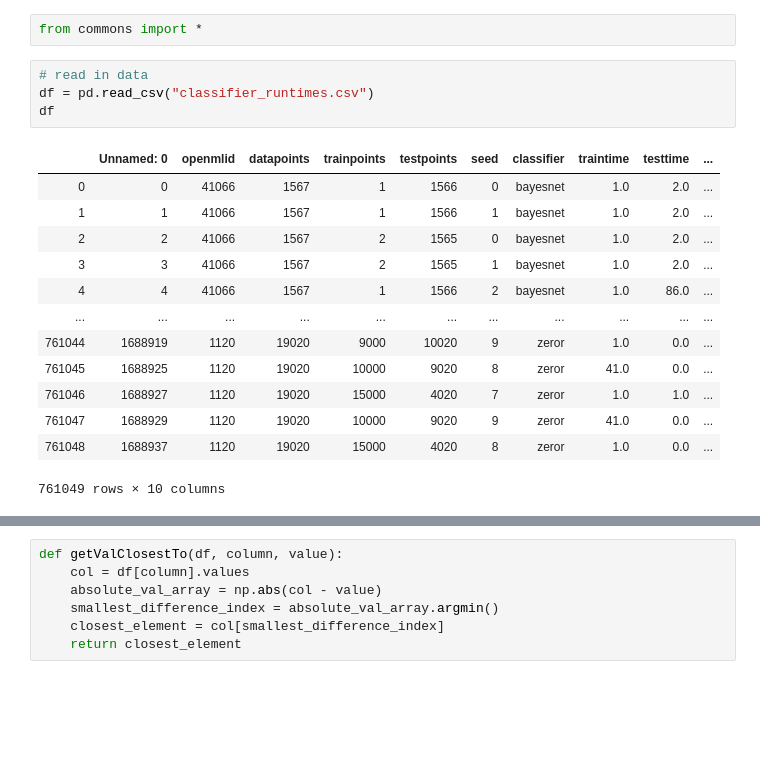
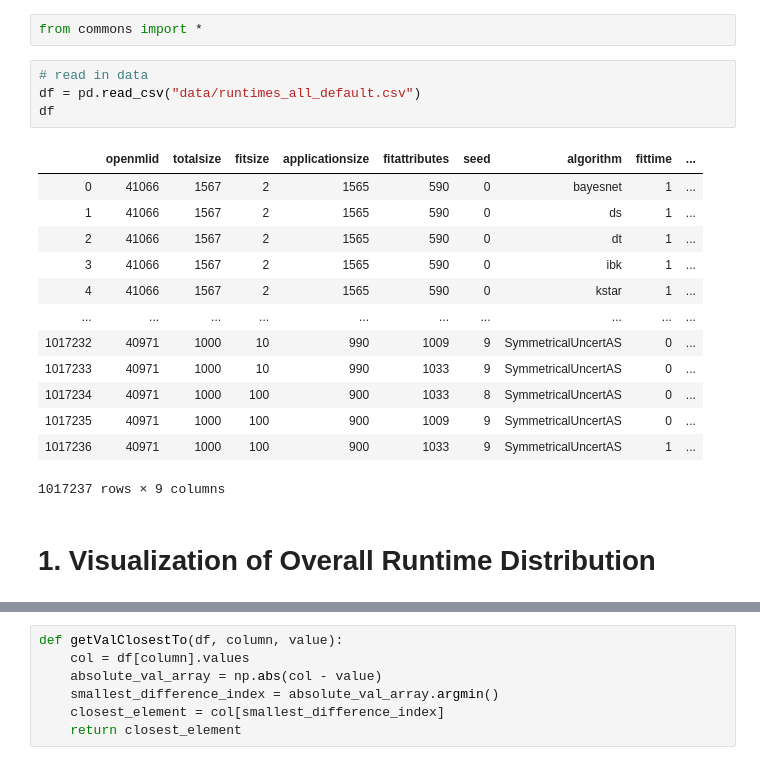
Before and after one commit to fmohr/tpami2021-pipelineruntimeprediction, a Jupyter notebook: python/1 - Classifier Runtimes.ipynb, the cells around one changed output, grey strips where cells are left out. Drawn from its saved outputs; the diff is of its cells as text; blank space fills up the shorter version.

```diff
--- a/python/1 - Classifier Runtimes.ipynb
+++ b/python/1 - Classifier Runtimes.ipynb
@@ -2,19 +2,21 @@
 from commons import *
 # %%
 # read in data
-df = pd.read_csv("classifier_runtimes.csv")
+df = pd.read_csv("data/runtimes_all_default.csv")
 df
 # %% [output]
-|  | Unnamed: 0 | openmlid | datapoints | trainpoints | testpoints | seed | classifier | traintime | testtime | ... |
-| 0 | 0 | 41066 | 1567 | 1 | 1566 | 0 | bayesnet | 1.0 | 2.0 | ... |
-| 1 | 1 | 41066 | 1567 | 1 | 1566 | 1 | bayesnet | 1.0 | 2.0 | ... |
-| 2 | 2 | 41066 | 1567 | 2 | 1565 | 0 | bayesnet | 1.0 | 2.0 | ... |
-| 3 | 3 | 41066 | 1567 | 2 | 1565 | 1 | bayesnet | 1.0 | 2.0 | ... |
-| 4 | 4 | 41066 | 1567 | 1 | 1566 | 2 | bayesnet | 1.0 | 86.0 | ... |
-| ... | ... | ... | ... | ... | ... | ... | ... | ... | ... | ... |
-| 761044 | 1688919 | 1120 | 19020 | 9000 | 10020 | 9 | zeror | 1.0 | 0.0 | ... |
-| 761045 | 1688925 | 1120 | 19020 | 10000 | 9020 | 8 | zeror | 41.0 | 0.0 | ... |
-| 761046 | 1688927 | 1120 | 19020 | 15000 | 4020 | 7 | zeror | 1.0 | 1.0 | ... |
-| 761047 | 1688929 | 1120 | 19020 | 10000 | 9020 | 9 | zeror | 41.0 | 0.0 | ... |
-| 761048 | 1688937 | 1120 | 19020 | 15000 | 4020 | 8 | zeror | 1.0 | 0.0 | ... |
+|  | openmlid | totalsize | fitsize | applicationsize | fitattributes | seed | algorithm | fittime | ... |
+| 0 | 41066 | 1567 | 2 | 1565 | 590 | 0 | bayesnet | 1 | ... |
+| 1 | 41066 | 1567 | 2 | 1565 | 590 | 0 | ds | 1 | ... |
+| 2 | 41066 | 1567 | 2 | 1565 | 590 | 0 | dt | 1 | ... |
+| 3 | 41066 | 1567 | 2 | 1565 | 590 | 0 | ibk | 1 | ... |
+| 4 | 41066 | 1567 | 2 | 1565 | 590 | 0 | kstar | 1 | ... |
+| ... | ... | ... | ... | ... | ... | ... | ... | ... | ... |
+| 1017232 | 40971 | 1000 | 10 | 990 | 1009 | 9 | SymmetricalUncertAS | 0 | ... |
+| 1017233 | 40971 | 1000 | 10 | 990 | 1033 | 9 | SymmetricalUncertAS | 0 | ... |
+| 1017234 | 40971 | 1000 | 100 | 900 | 1033 | 8 | SymmetricalUncertAS | 0 | ... |
+| 1017235 | 40971 | 1000 | 100 | 900 | 1009 | 9 | SymmetricalUncertAS | 0 | ... |
+| 1017236 | 40971 | 1000 | 100 | 900 | 1033 | 9 | SymmetricalUncertAS | 1 | ... |
-761049 rows × 10 columns
+1017237 rows × 9 columns
+# %% [markdown]
+# 1. Visualization of Overall Runtime Distribution
```
Also changed, not shown: parts of 10 cells of this notebook, 46 other files.
